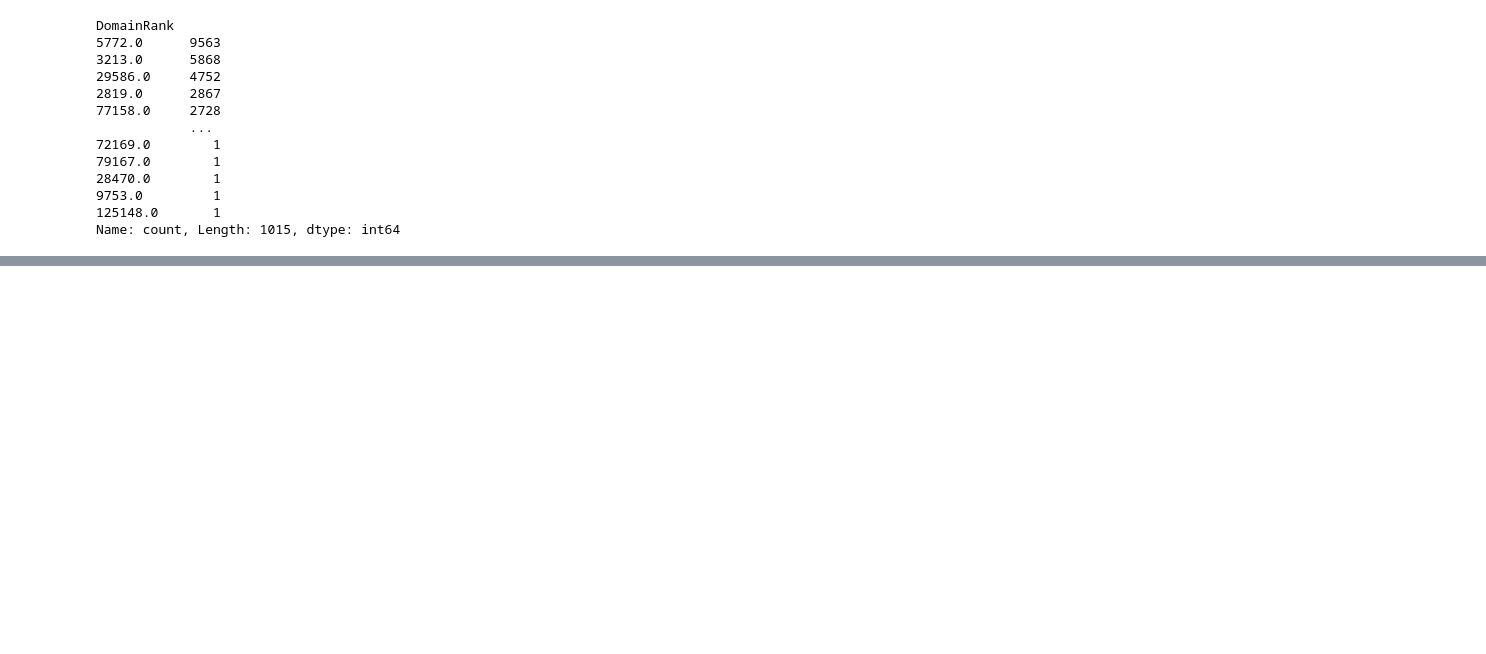
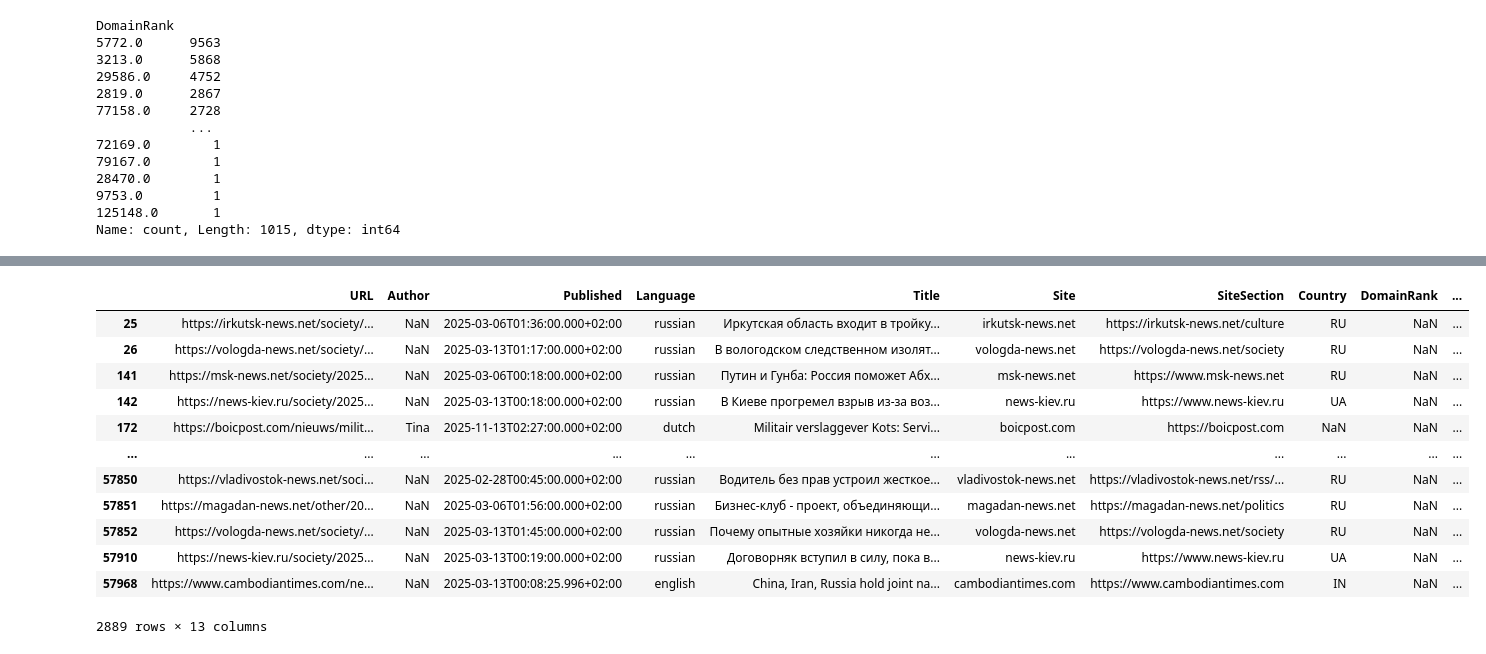
Before and after one commit to coleaydelotte/DW-290-NEWS, a Jupyter notebook: nb.ipynb, the cells around one changed output, grey strips where cells are left out. Drawn from its saved outputs; the diff is of its cells as text; code cells hidden in the pictures; blank space fills up the shorter version.

Commit message:
Used pandas to create some (hopefully) interesting data

```diff
--- a/nb.ipynb
+++ b/nb.ipynb
@@ -60,0 +93,3 @@ Name: count, Length: 1015, dtype: int64
+# %%
+data['Participants'] = pd.to_numeric(data['Participants'], errors='coerce')
+data.groupby('Site')['Participants'].mean().sort_values(ascending=False)
@@ -60,0 +143,16 @@ Name: count, Length: 1015, dtype: int64
+# %%
+data[data.isna().sum(axis=1) > 1]
+# %% [output]
+|  | URL | Author | Published | Language | Title | Site | SiteSection | Country | DomainRank | ... |
+| 25 | https://irkutsk-news.net/society/... | NaN | 2025-03-06T01:36:00.000+02:00 | russian | Иркутская область входит в тройку... | irkutsk-news.net | https://irkutsk-news.net/culture | RU | NaN | ... |
+| 26 | https://vologda-news.net/society/... | NaN | 2025-03-13T01:17:00.000+02:00 | russian | В вологодском следственном изолят... | vologda-news.net | https://vologda-news.net/society | RU | NaN | ... |
+| 141 | https://msk-news.net/society/2025... | NaN | 2025-03-06T00:18:00.000+02:00 | russian | Путин и Гунба: Россия поможет Абх... | msk-news.net | https://www.msk-news.net | RU | NaN | ... |
+| 142 | https://news-kiev.ru/society/2025... | NaN | 2025-03-13T00:18:00.000+02:00 | russian | В Киеве прогремел взрыв из-за воз... | news-kiev.ru | https://www.news-kiev.ru | UA | NaN | ... |
+| 172 | https://boicpost.com/nieuws/milit... | Tina | 2025-11-13T02:27:00.000+02:00 | dutch | Militair verslaggever Kots: Servi... | boicpost.com | https://boicpost.com | NaN | NaN | ... |
+| ... | ... | ... | ... | ... | ... | ... | ... | ... | ... | ... |
+| 57850 | https://vladivostok-news.net/soci... | NaN | 2025-02-28T00:45:00.000+02:00 | russian | Водитель без прав устроил жесткое... | vladivostok-news.net | https://vladivostok-news.net/rss/... | RU | NaN | ... |
+| 57851 | https://magadan-news.net/other/20... | NaN | 2025-03-06T01:56:00.000+02:00 | russian | Бизнес-клуб - проект, объединяющи... | magadan-news.net | https://magadan-news.net/politics | RU | NaN | ... |
+| 57852 | https://vologda-news.net/society/... | NaN | 2025-03-13T01:45:00.000+02:00 | russian | Почему опытные хозяйки никогда не... | vologda-news.net | https://vologda-news.net/society | RU | NaN | ... |
+| 57910 | https://news-kiev.ru/society/2025... | NaN | 2025-03-13T00:19:00.000+02:00 | russian | Договорняк вступил в силу, пока в... | news-kiev.ru | https://www.news-kiev.ru | UA | NaN | ... |
+| 57968 | https://www.cambodiantimes.com/ne... | NaN | 2025-03-13T00:08:25.996+02:00 | english | China, Iran, Russia hold joint na... | cambodiantimes.com | https://www.cambodiantimes.com | IN | NaN | ... |
+2889 rows × 13 columns
```
Also changed, not shown: parts of 9 cells of this notebook.
